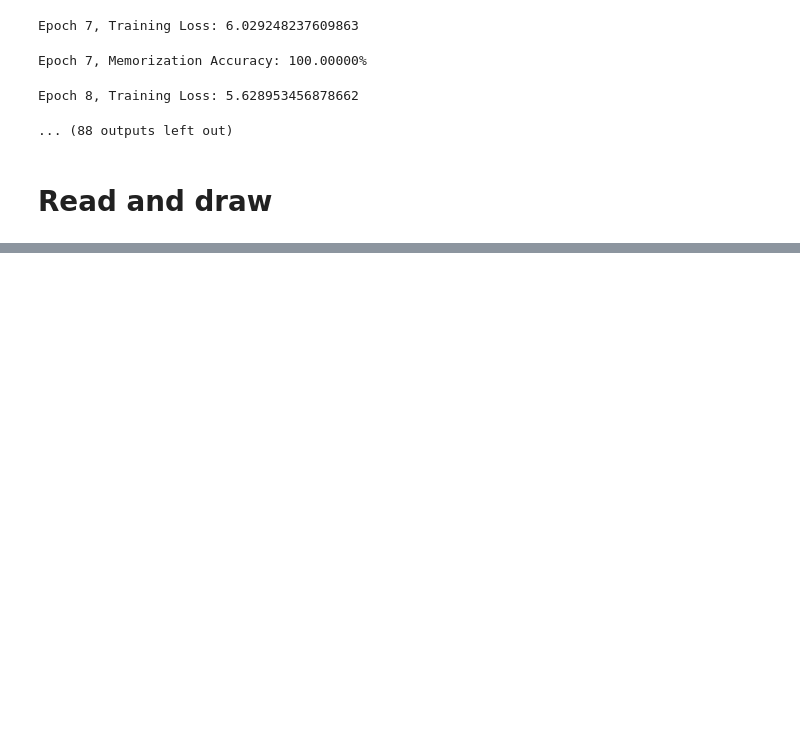
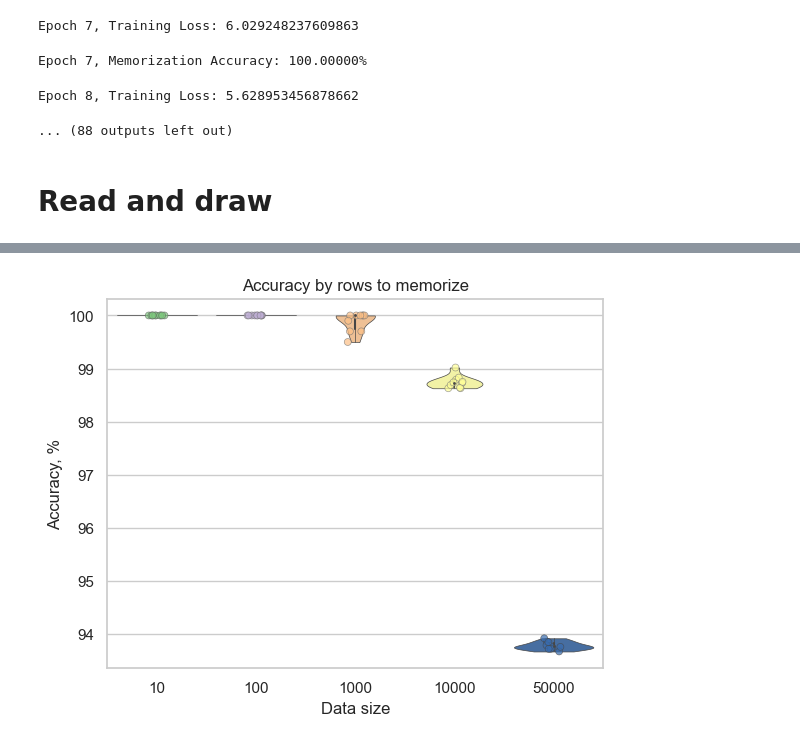
Before and after one commit to um-dacs-nlp/capacity, a Jupyter notebook: src/transformers/0.2_iter_trans.ipynb, the cells around one changed output, grey strips where cells are left out. Drawn from its saved outputs; the diff is of its cells as text; code cells hidden in the pictures; blank space fills up the shorter version.

```diff
--- a/src/transformers/0.2_iter_trans.ipynb
+++ b/src/transformers/0.2_iter_trans.ipynb
@@ -387,0 +408,4 @@ plt.show()
+# %%
+data_viol = results_melted[results_melted.epochs == max(results_melted.epochs)]
+data_viol = data_viol[data_viol.N_rows<=50000]
+data_viol.head()
@@ -452 +450,12 @@ plt.show()
 [interactive output not drawn]
+# %%
+draw_violins(
+    data_viol,
+    x="N_rows",
+    y="Values",
+    xlabel="Data size",
+    ylabel="Accuracy, %",
+    title="Accuracy by rows to memorize",
+)
+# %% [output]
+[figure, added]
```
Also changed, not shown: parts of 8 cells of this notebook.
